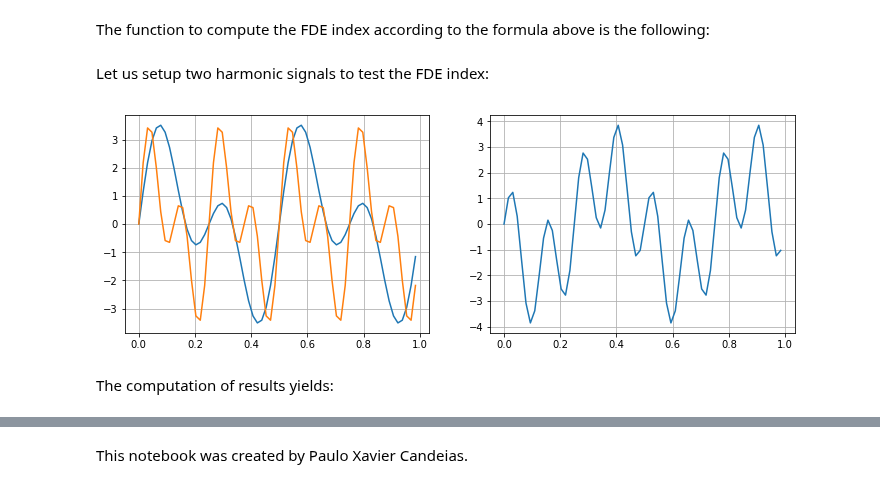
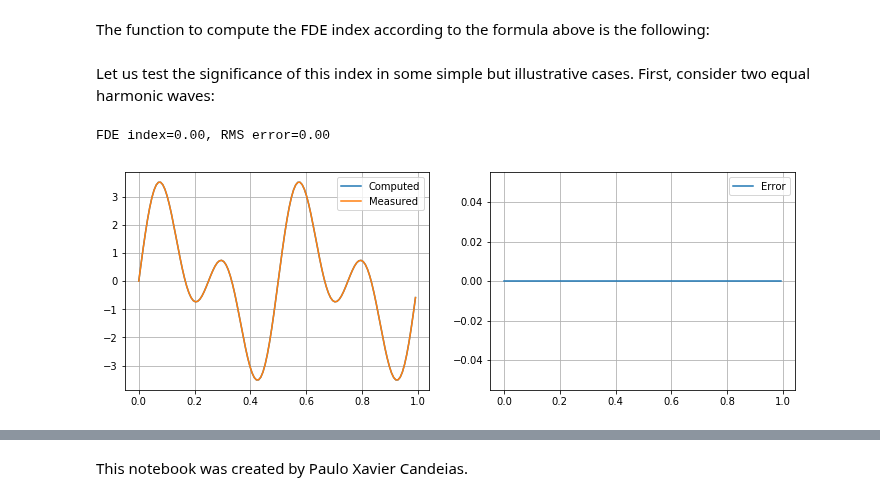
Before and after one commit to pxcandeias/py-notebooks, a Jupyter notebook: Frequency_Domain_Error_index.ipynb, the cells around one changed output, grey strips where cells are left out. Drawn from its saved outputs; the diff is of its cells as text; code cells hidden in the pictures.

```diff
--- a/Frequency_Domain_Error_index.ipynb
+++ b/Frequency_Domain_Error_index.ipynb
@@ -40,2 +42,6 @@ matplotlib.....2.0.0
+# %%
+def rms(a, axis=None, dtype=None, out=None, keepdims=np._NoValue):
+    """Compute the root mean square along the specified axis."""
+    return np.sqrt(np.mean(np.square(a), axis=axis, dtype=dtype, out=out, keepdims=keepdims))
 # %% [markdown]
 The function to compute the FDE index according to the formula above is the following:
@@ -84,2 +47,0 @@ def FDEindex(comp, meas):
-# %% [markdown]
-Let us setup two harmonic signals to test the FDE index:
@@ -86,21 +121,24 @@ Let us setup two harmonic signals to test the FDE index:
+# %% [markdown]
+Let us test the significance of this index in some simple but illustrative cases. First, consider two equal harmonic waves:
 # %%
-Ns = 64
+Ns = 128
 tt = np.arange(Ns)/Ns
-Acomp = 2.
-fcomp = 2.
-scomp = Acomp*(np.sin(2.*np.pi*fcomp*tt)+np.sin(2.*2.*np.pi*fcomp*tt))
-Ameas = 1.*Acomp
-fmeas = 2.*fcomp
-dmeas = 0.*np.pi
-smeas = Ameas*(np.sin(2.*np.pi*fmeas*tt+dmeas)+np.sin(2.*(2.*np.pi*fmeas*tt+dmeas)))
-serr = smeas-scomp
+Ac = 2.
+fc = 2.
+sc = Ac*(np.sin(2.*np.pi*fc*tt)+np.sin(2.*2.*np.pi*fc*tt))
+sm = sc
+se = sm-sc
+FDE = FDEindex(sc, sm)
+RMS = rms(se)
+print('FDE index={:.2f}, RMS error={:.2f}'.format(FDE, RMS))
 fig, ax = plt.subplots(1, 2, figsize=(12,4))
-ax[0].plot(tt, scomp)
-ax[0].plot(tt, smeas)
+ax[0].plot(tt, sc, label='Computed')
+ax[0].plot(tt, sm, label='Measured')
+ax[0].legend()
 ax[0].grid(b=True)
-ax[1].plot(tt, serr)
+ax[1].plot(tt, se, label='Error')
+ax[1].legend()
 ax[1].grid(b=True)
 # %% [output]
+FDE index=0.00, RMS error=0.00
-[figure, old version]
+[figure, new version]
-# %% [markdown]
-The computation of results yields:
```
Also changed, not shown: parts of 15 cells of this notebook, 4 other files.
